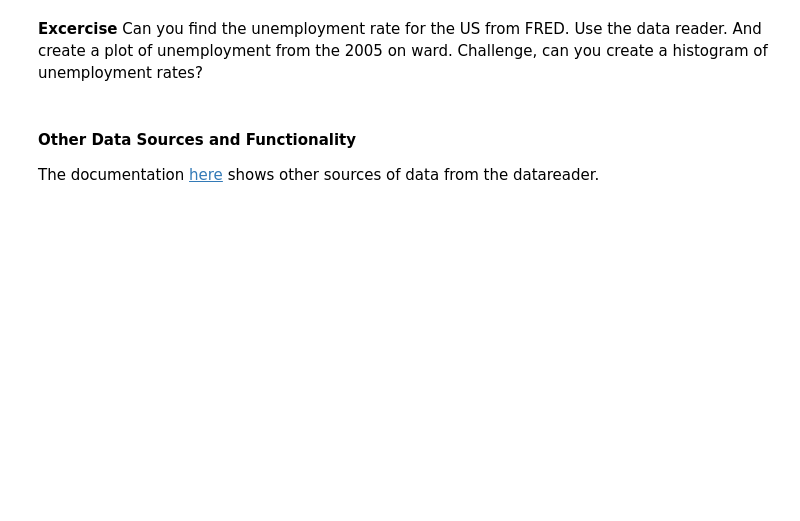
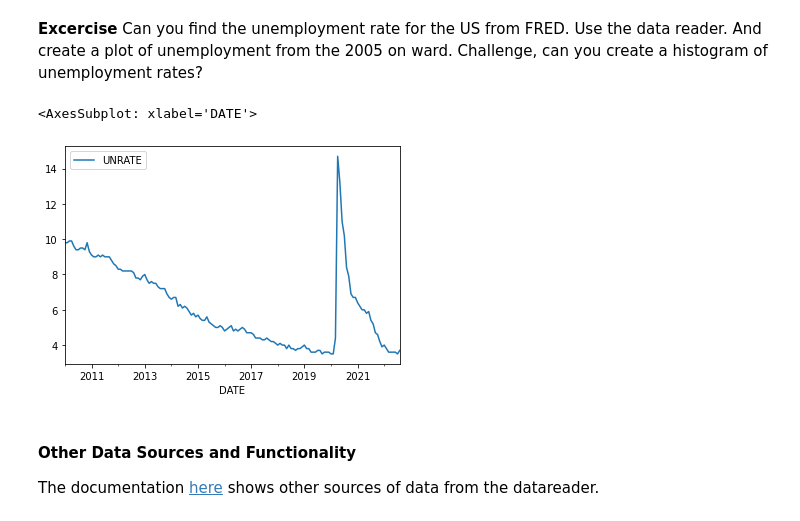
Before and after one commit to gilad247/NYU-Bootcamp, a Jupyter notebook: notebooks/module_1/class_9/data_apis.ipynb, the cells around one changed output. Cells and saved outputs as stored; diff of their text form; code cells hidden in the pictures; blank space fills up the shorter version.

```diff
--- a/notebooks/module_1/class_9/data_apis.ipynb
+++ b/notebooks/module_1/class_9/data_apis.ipynb
@@ -104,5 +199,11 @@ matyld = pdr.get_data_fred('GS10')
 # %% [markdown]
 **Excercise** Can you find the unemployment rate for the US from FRED. Use the data reader. And create a plot of unemployment from the 2005 on ward. Challenge, can you create a histogram of unemployment rates?
+# %%
+unemp = pdr.get_data_fred('UNRATE', start = '01-01-2010')
+unemp.plot()
+# %% [output]
+<AxesSubplot: xlabel='DATE'>
+[figure, added]
 # %% [markdown]
 #### Other Data Sources and Functionality
 
```
Also changed, not shown: parts of 29 cells of this notebook, 4 other files.
